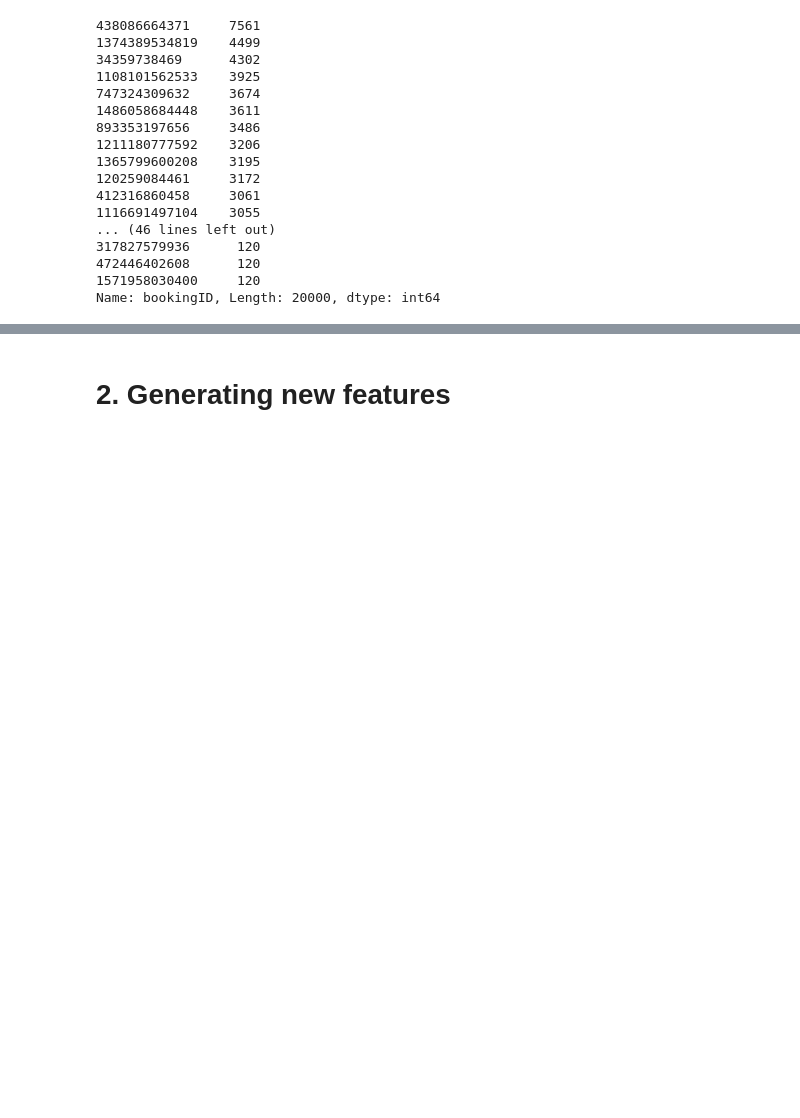
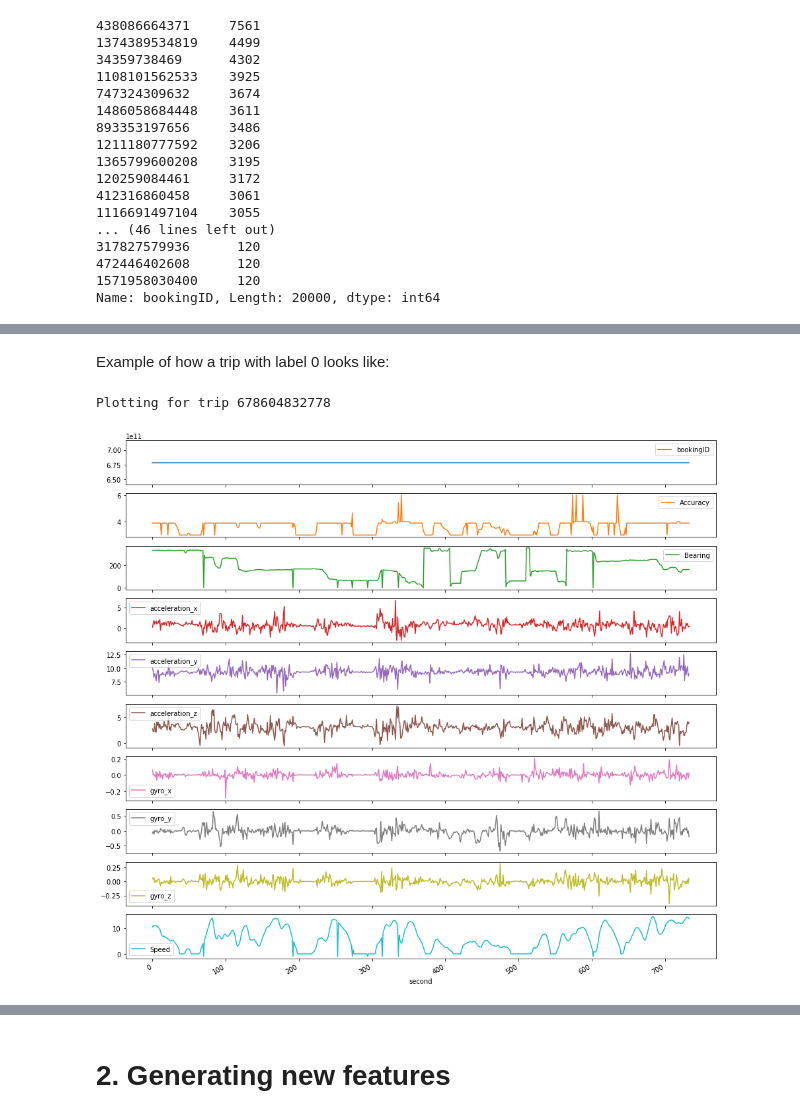
Before and after one commit to angshenting/grab-safety, a Jupyter notebook: Safety.ipynb, the cells around one changed output, grey strips where cells are left out. Saved outputs shown, nothing was run; the diff lists cells and outputs as text; code cells hidden in the pictures; blank space fills up the shorter version.

```diff
--- a/Safety.ipynb
+++ b/Safety.ipynb
@@ -252,0 +223,7 @@ KeyError: 'bookingID'
+# %% [markdown]
+Example of how a trip with label 0 looks like:
+# %%
+plot_random_trip(feat_df, labels_df, 0)
+# %% [output]
+Plotting for trip 678604832778
+[figure, added]
```
Also changed, not shown: parts of 26 cells of this notebook.
